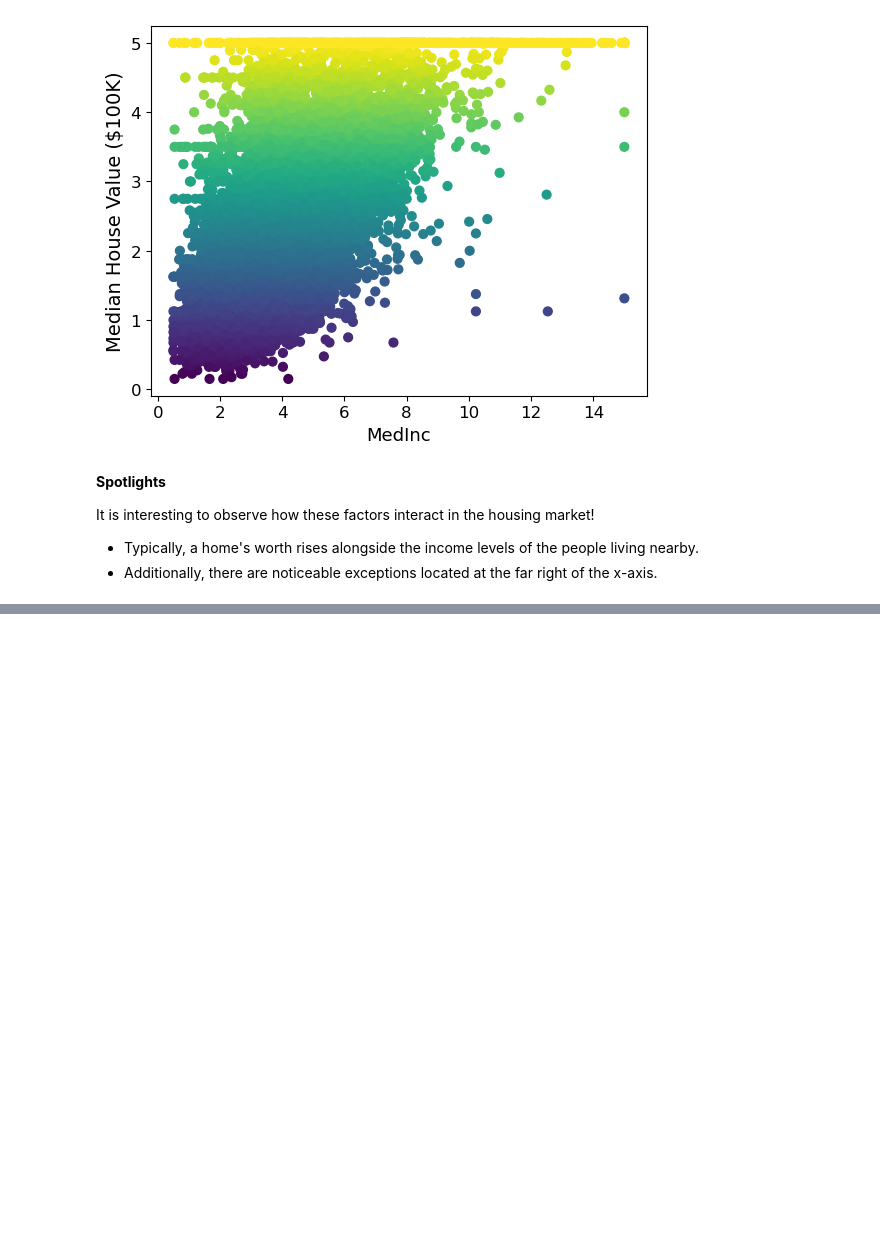
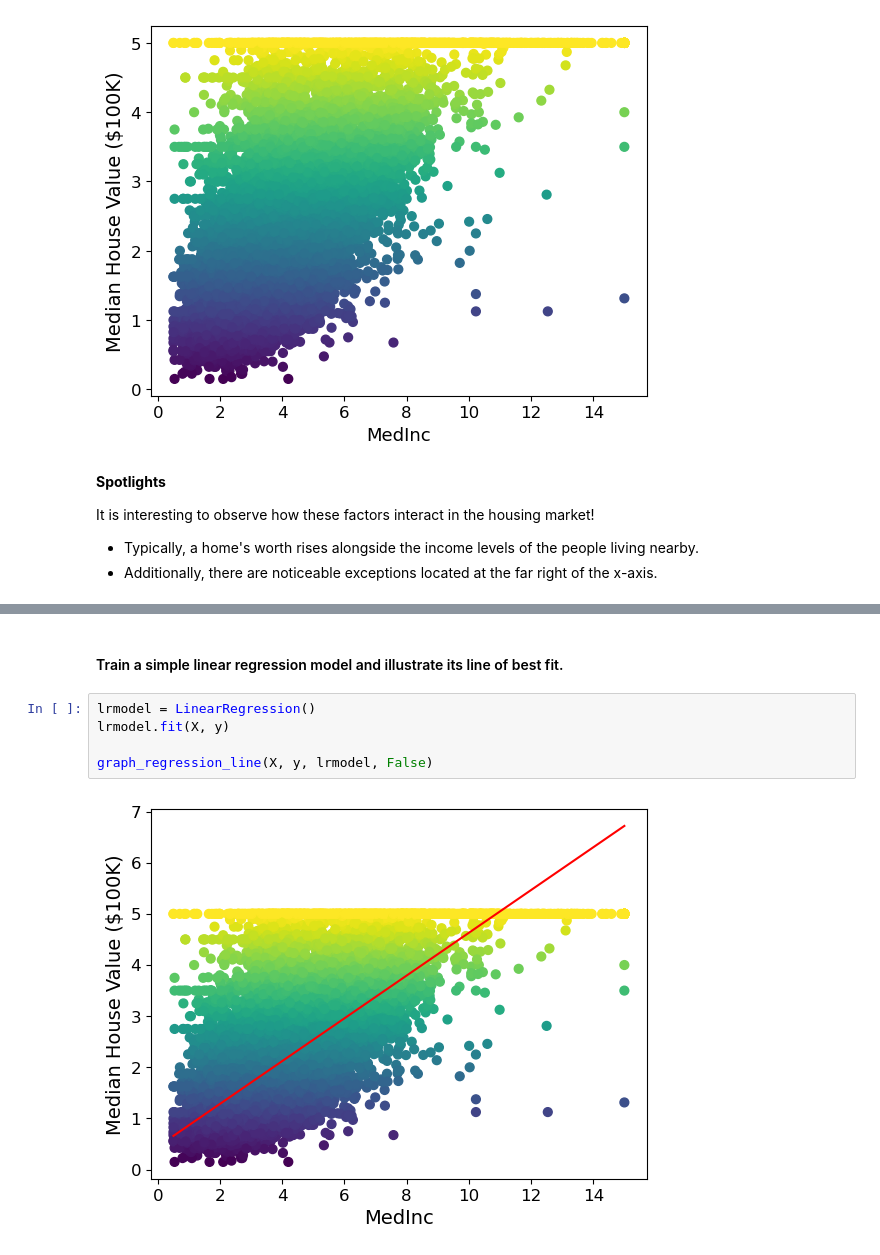
Before and after one commit to tyrantdavis/support-vector-machine-regression, a Jupyter notebook: svm-regression.ipynb, the cells around one changed output, grey strips where cells are left out. Saved outputs shown, nothing was run; the diff lists cells and outputs as text; blank space fills up the shorter version.

Commit message:
Graph regression lines based on various models.
Plot linear regression line. Plot SVM regression line. Plot SVM regression line with a larger epsilon value.

```diff
--- a/svm-regression.ipynb
+++ b/svm-regression.ipynb
@@ -256,0 +321,9 @@ It is interesting to observe how these factors interact in the housing market!
+# %% [markdown]
+#### Train a simple linear regression model and illustrate its line of best fit.
+# %%
+lrmodel = LinearRegression()
+lrmodel.fit(X, y)
+
+graph_regression_line(X, y, lrmodel, False)
+# %% [output]
+[figure, added]
```
Also changed, not shown: parts of 10 cells of this notebook.
